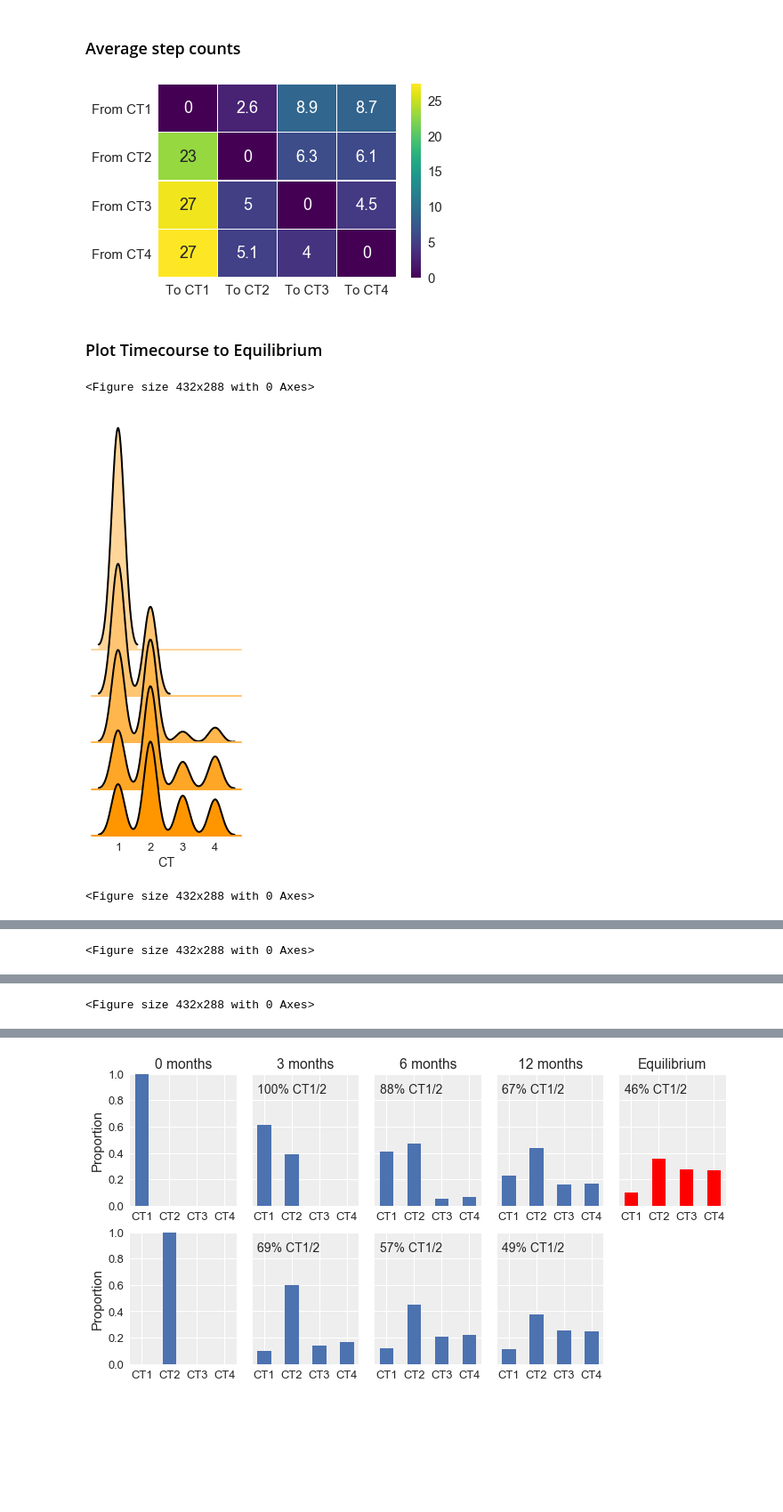
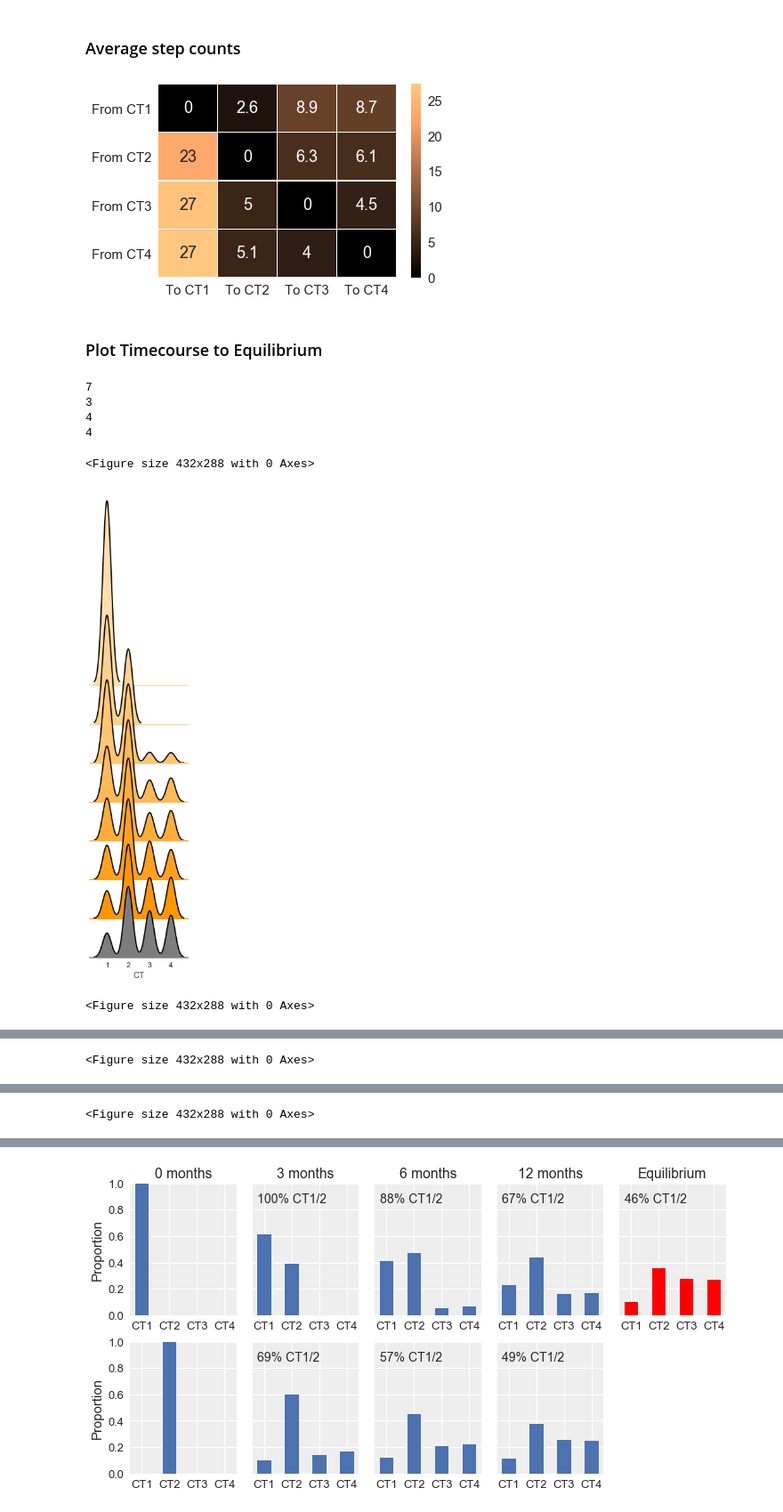
Before and after one commit to munozalexander/Cervicovaginal-Microbiome-Temporal-Dynamics, a Jupyter notebook: Markov_CTLevel.ipynb, the cells around one changed output, grey strips where cells are left out. Shown: that part at 89% size. Drawn from its saved outputs; the diff is of its cells as text; code cells hidden in the pictures; blank space fills up the shorter version.

```diff
--- a/Markov_CTLevel.ipynb
+++ b/Markov_CTLevel.ipynb
@@ -187,46 +209,63 @@ CT4 : 0.26786145824942287
 # calculate average step count to transition between states
 step_mat = chain2steps(chain)
 step_df = steps2df(step_mat)
-sns.heatmap(step_df, annot=True, cmap='viridis', linewidths=0.5)
+sns.heatmap(step_df, annot=True, cmap='copper', linewidths=0.5)
 plt.savefig('figures/steps_table.pdf', bbox_inches='tight')
 plt.show()
 # %% [output]
-[figure, old version]
+[figure, new version]
 # %% [markdown]
 ### Plot Timecourse to Equilibrium
 # %%
 # sample data starting from various cts
 sns.set(font_scale=1.3, style='white',rc={"axes.facecolor": (0, 0, 0, 0)})
+
+# determine convergence times for each CT
+timeline_convergences = []
+for vector in [pykov.Vector(CT1=1), pykov.Vector(CT2=1), pykov.Vector(CT3=1), pykov.Vector(CT4=1)]:
+    t = 1
+    while True:
+        diffs = np.array(vector2list(chain.pow(vector,t))) - freq_steady
+        if all(abs(diffs)<0.05):
+            print t
+            break
+        t+=1
+    timeline_convergences.append(t)
 
 def label(x, color, label):
     ax = plt.gca()
     ax.text(1, .05, str(int(label)*3)+' months', fontweight="bold", color='#303030',
             ha="left", va="center", transform=ax.transAxes)
 
 for e,vector in enumerate([pykov.Vector(CT1=1), pykov.Vector(CT2=1), pykov.Vector(CT3=1), pykov.Vector(CT4=1)]):
-    timepoints, samplesize = 5, 1000
+    timepoints, samplesize = max(timeline_convergences)+1, 1000
     ct_timecourse = pd.DataFrame(0, index=range(timepoints*samplesize), columns=['timepoint','samples'])
     for t in range(timepoints):
         samples = np.random.choice(range(1,5), p=vector2list(chain.pow(vector, t)), size=samplesize)
         ct_timecourse.iloc[samplesize*t:samplesize*(t+1),0] = [t for i in range(samplesize)]
         ct_timecourse.iloc[samplesize*t:samplesize*(t+1),1] = samples
     plt.figure()
+    colpalette = sns.light_palette(COLORS[e], n_colors=timeline_convergences[e]+2)[2:]+['#7d7d7d']*(max(timeline_convergences)+1-timeline_convergences[e])
     g = sns.FacetGrid(ct_timecourse, row="timepoint", hue="timepoint", \
-                      size=1.5, aspect=2, palette=sns.light_palette(COLORS[e], n_colors=7)[2:])
+                      size=1.5, aspect=2, palette=colpalette)
     g.map(sns.kdeplot, 'samples', clip_on=False, shade=True, alpha=1, lw=1.5, bw=.2)
     g.map(sns.kdeplot, 'samples', clip_on=False, color="k", lw=2, bw=.2)
     g.map(plt.axhline, y=0, lw=2, clip_on=False)
     if e==3:
         g.map(label, 'samples')
     g.fig.subplots_adjust(hspace=-.8)
     g.set_titles("")
     g.set(yticks=[])
     g.set(xticks=range(1,5))
     g.despine(bottom=True, left=True)
     plt.xlabel('CT')
     plt.savefig('figures/ct'+str(e+1)+'densitytimeline.pdf', bbox_inches='tight')
     plt.show()
 # %% [output]
-<Figure size 432x288 with 0 Axes>
+7
+3
+4
+4
+<Figure size 432x288 with 0 Axes>
-[figure, old version]
+[figure, new version]
-<Figure size 432x288 with 0 Axes>
+<Figure size 432x288 with 0 Axes>
@@ -234 +273 @@ for e,vector in enumerate([pykov.Vector(CT1=1), pykov.Vector(CT2=1), pykov.Vecto
-<Figure size 432x288 with 0 Axes>
+<Figure size 432x288 with 0 Axes>
@@ -236 +275 @@ for e,vector in enumerate([pykov.Vector(CT1=1), pykov.Vector(CT2=1), pykov.Vecto
-<Figure size 432x288 with 0 Axes>
+<Figure size 432x288 with 0 Axes>
```
Also changed, not shown: parts of 7 cells of this notebook, 18 other files.
